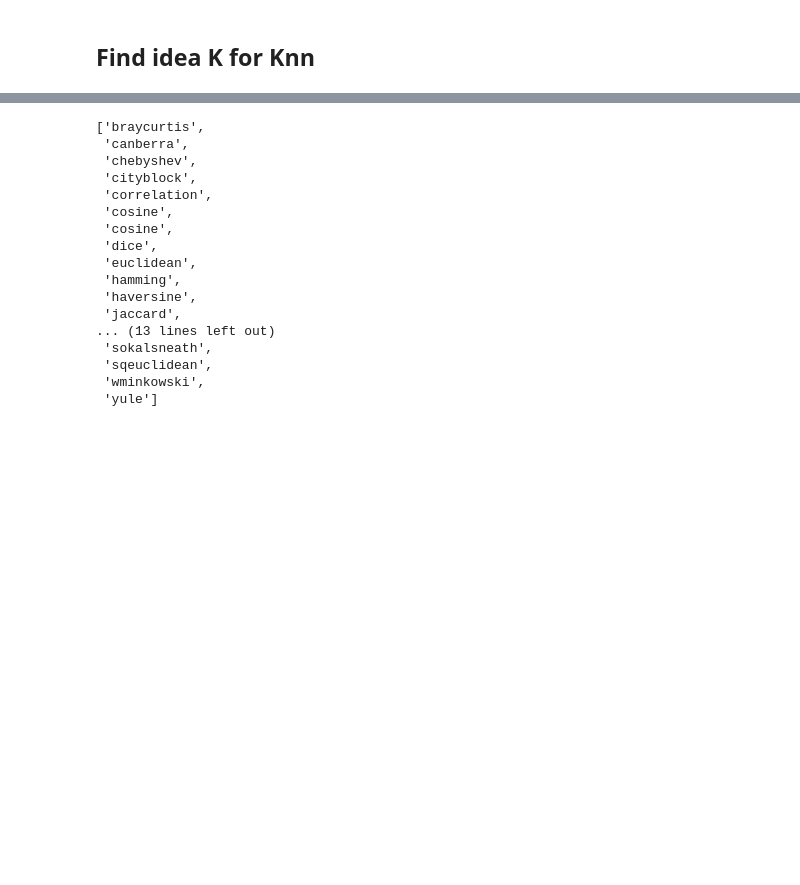
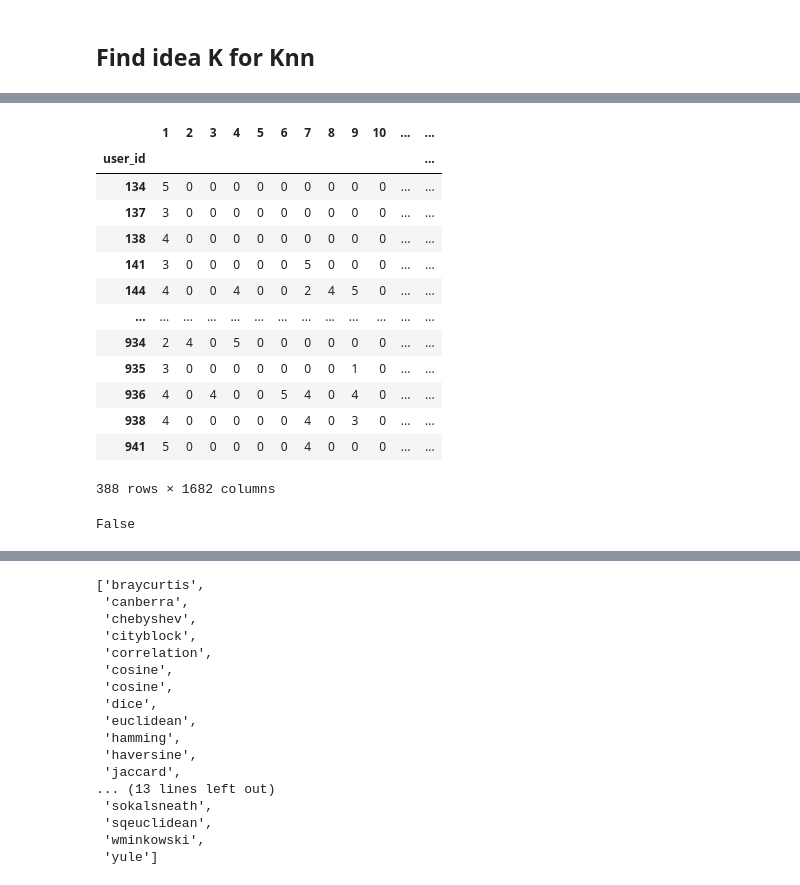
Before and after one commit to elicaluya/MovieRecommender, a Jupyter notebook: Evaluation.ipynb, the cells around one changed output, grey strips where cells are left out. Cells and saved outputs as stored; diff of their text form; code cells hidden in the pictures; blank space fills up the shorter version.

Commit message:
fix for existing user estimation

```diff
--- a/Evaluation.ipynb
+++ b/Evaluation.ipynb
@@ -10,0 +42,4 @@ app.configure()
+# %%
+df_ratmat = pd.read_csv(
+            "movielens/Movielens-02/data_matrix.csv", index_col=0)
+ratmat = np.mat(df_ratmat)
@@ -31,0 +183,18 @@ expected rating ===> 2.7440785462390673
+# %%
+dd = df_ratmat[df_ratmat.iloc[:, 1 - 1] > 0]
+dd[64:]
+# %% [output]
+|  | 1 | 2 | 3 | 4 | 5 | 6 | 7 | 8 | 9 | 10 | ... | ... |
+| user_id |  |  |  |  |  |  |  |  |  |  |  | ... |
+| 134 | 5 | 0 | 0 | 0 | 0 | 0 | 0 | 0 | 0 | 0 | ... | ... |
+| 137 | 3 | 0 | 0 | 0 | 0 | 0 | 0 | 0 | 0 | 0 | ... | ... |
+| 138 | 4 | 0 | 0 | 0 | 0 | 0 | 0 | 0 | 0 | 0 | ... | ... |
+| 141 | 3 | 0 | 0 | 0 | 0 | 0 | 5 | 0 | 0 | 0 | ... | ... |
+| 144 | 4 | 0 | 0 | 4 | 0 | 0 | 2 | 4 | 5 | 0 | ... | ... |
+| ... | ... | ... | ... | ... | ... | ... | ... | ... | ... | ... | ... | ... |
+| 934 | 2 | 4 | 0 | 5 | 0 | 0 | 0 | 0 | 0 | 0 | ... | ... |
+| 935 | 3 | 0 | 0 | 0 | 0 | 0 | 0 | 0 | 1 | 0 | ... | ... |
+| 936 | 4 | 0 | 4 | 0 | 0 | 5 | 4 | 0 | 4 | 0 | ... | ... |
+| 938 | 4 | 0 | 0 | 0 | 0 | 0 | 4 | 0 | 3 | 0 | ... | ... |
+| 941 | 5 | 0 | 0 | 0 | 0 | 0 | 4 | 0 | 0 | 0 | ... | ... |
+388 rows × 1682 columns
@@ -31,0 +203,4 @@ expected rating ===> 2.7440785462390673
+# %%
+937 in dd.index
+# %% [output]
+False
```
Also changed, not shown: parts of 28 cells of this notebook, 2 other files.
